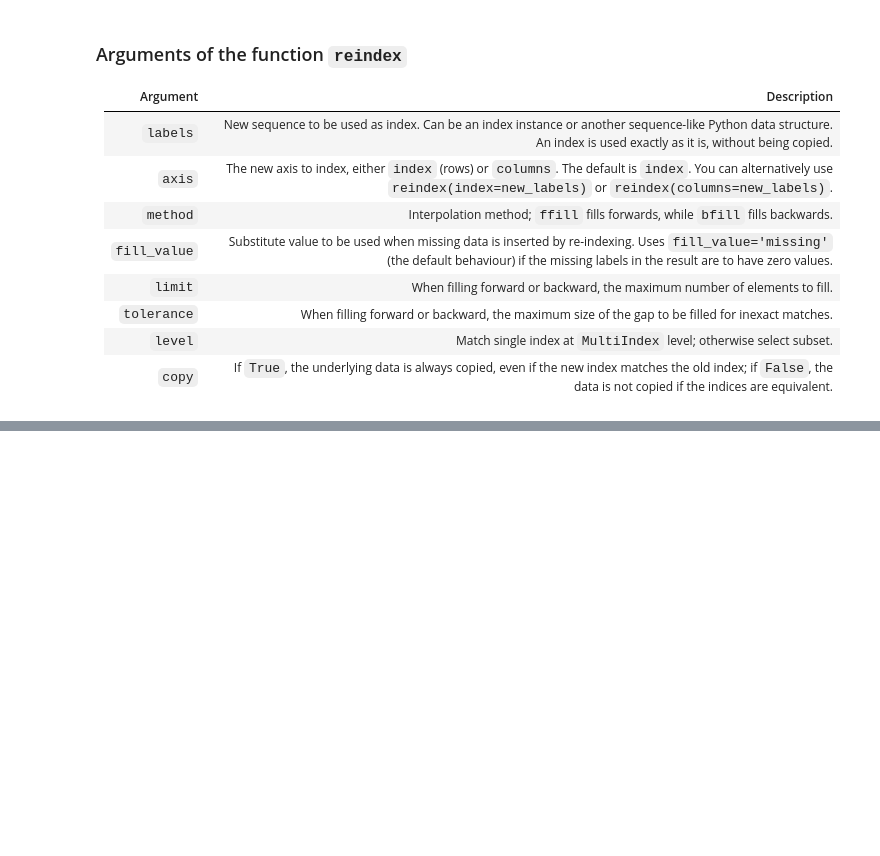
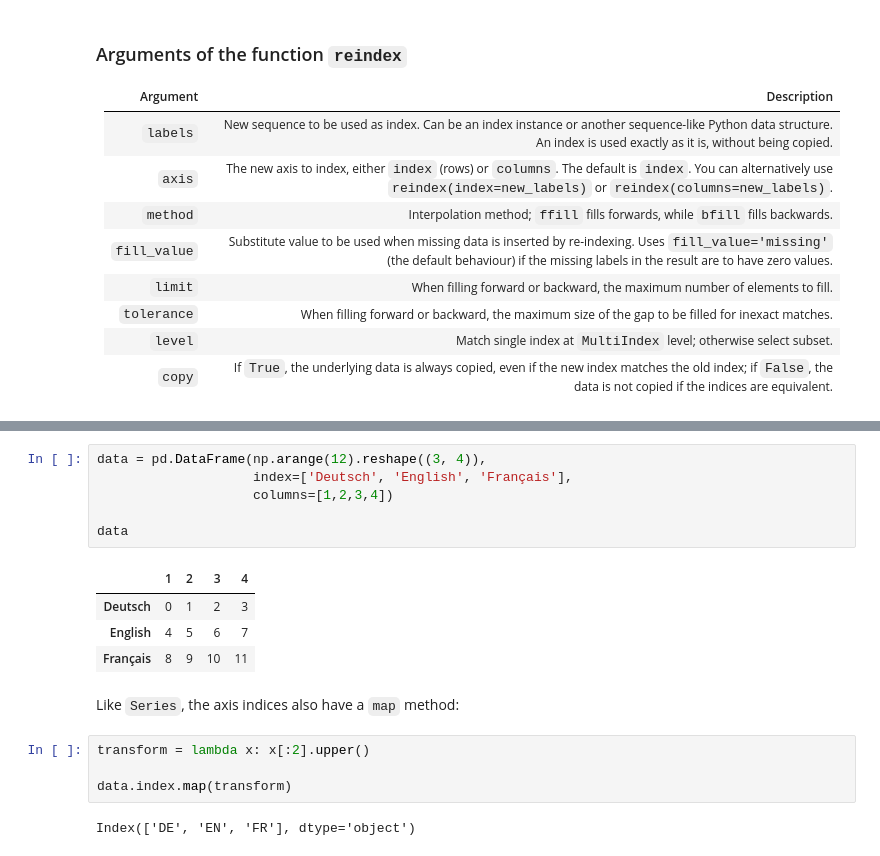
Before and after one commit to veit/jupyter-tutorial, a Jupyter notebook: docs/workspace/pandas/indexing.ipynb, the cells around one changed output, grey strips where cells are left out. Cells and saved outputs as stored; diff of their text form; blank space fills up the shorter version.

Commit message:
Add renaming axis indexis

```diff
--- a/docs/workspace/pandas/indexing.ipynb
+++ b/docs/workspace/pandas/indexing.ipynb
@@ -238,0 +243,19 @@ Argument | Description
+# %%
+data = pd.DataFrame(np.arange(12).reshape((3, 4)),
+                    index=['Deutsch', 'English', 'Français'],
+                    columns=[1,2,3,4])
+
+data
+# %% [output]
+|  | 1 | 2 | 3 | 4 |
+| Deutsch | 0 | 1 | 2 | 3 |
+| English | 4 | 5 | 6 | 7 |
+| Français | 8 | 9 | 10 | 11 |
+# %% [markdown]
+Like `Series`, the axis indices also have a `map` method:
+# %%
+transform = lambda x: x[:2].upper()
+
+data.index.map(transform)
+# %% [output]
+Index(['DE', 'EN', 'FR'], dtype='object')
```
Also changed, not shown: parts of 10 cells of this notebook.
